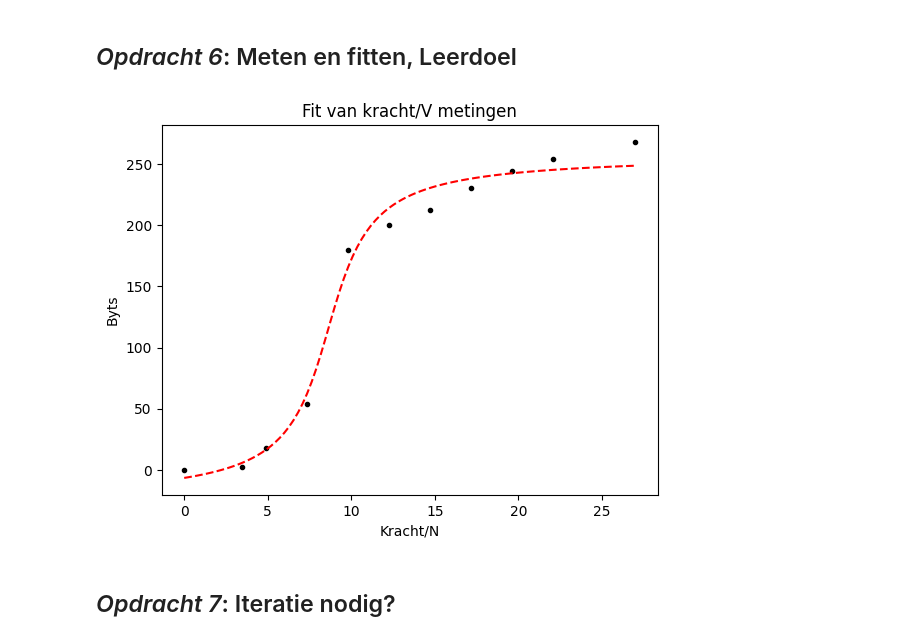
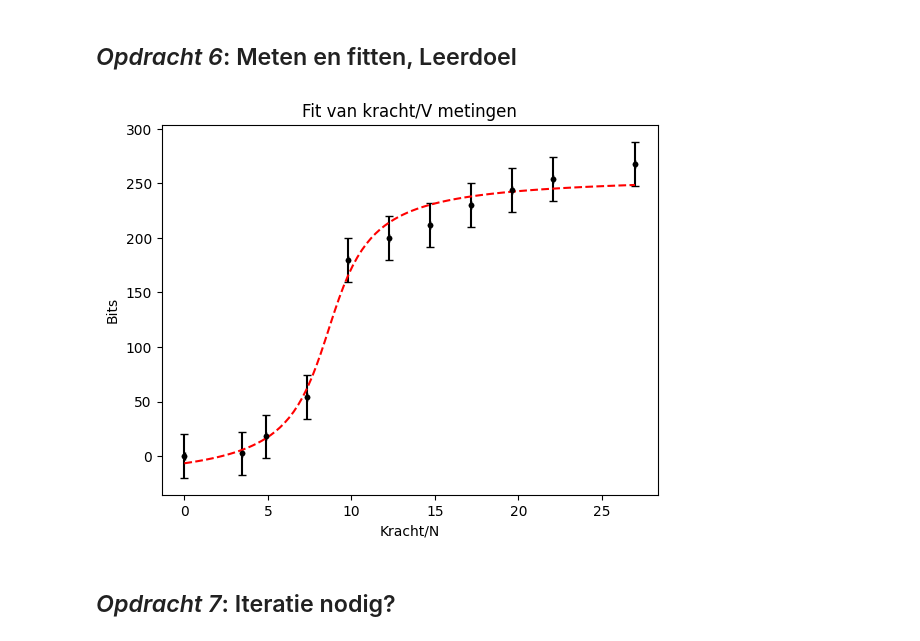
Before and after one commit to ameliehonig/opdrachten-DEF-D, a Jupyter notebook: FysiekeOntwerpopdrachten/1KalibreerEenSensorDigitaalAnaloog/DEFOntwerpopdracht1KalibreerEenSensorInvulTemplate.ipynb, the cells around one changed output. Drawn from its saved outputs; the diff is of its cells as text; code cells hidden in the pictures.

```diff
--- a/FysiekeOntwerpopdrachten/1KalibreerEenSensorDigitaalAnaloog/DEFOntwerpopdracht1KalibreerEenSensorInvulTemplate.ipynb
+++ b/FysiekeOntwerpopdrachten/1KalibreerEenSensorDigitaalAnaloog/DEFOntwerpopdracht1KalibreerEenSensorInvulTemplate.ipynb
@@ -82,30 +82,32 @@ import numpy as np
 from scipy.optimize import curve_fit
 import matplotlib.pyplot as plt
 
-byts = np.array([0, 2.5, 18, 54, 180, 200, 212, 230, 244, 254, 268])
+bits = np.array([0, 2.5, 18, 54, 180, 200, 212, 230, 244, 254, 268])
 massa = np.array([0, 0.350, 0.500, 0.750, 1.000, 1.250, 1.500, 1.750, 2.000, 2.250, 2.750])
 kracht = massa * 9.81
 # %%
 %matplotlib inline
 def func(x,a,b,c,d):
     return a*np.arctan(b*x+c)+d
 
 popt,pcov=curve_fit(func,kracht,byts)
 
 x_fit=np.linspace(min(kracht),max(kracht),100)
 y_fit=func(x_fit,*popt)
 
+Xerr=0.001*9.81 #weegschaal resolutie
+Yerr=20 #varieerde met constante kracht ongeveer +- 20
 
+plt.errorbar(kracht, byts, xerr=Xerr, yerr=Yerr, fmt='k.', capsize=3, label='Data points')
 
-
-plt.plot(kracht, byts, 'k.')
+plt.plot(kracht, bits, 'k.')
 plt.plot(x_fit,y_fit, 'r--')
 plt.title('Fit van kracht/V metingen')
 plt.xlabel('Kracht/N')
-plt.ylabel('Byts')
+plt.ylabel('Bits')
 plt.show()
 # %% [output]
-[figure, old version]
+[figure, new version]
 # %% [markdown]
 ## *Opdracht 7*: Iteratie nodig?
 # %% [markdown]
```
Also changed, not shown: parts of 5 cells of this notebook.
